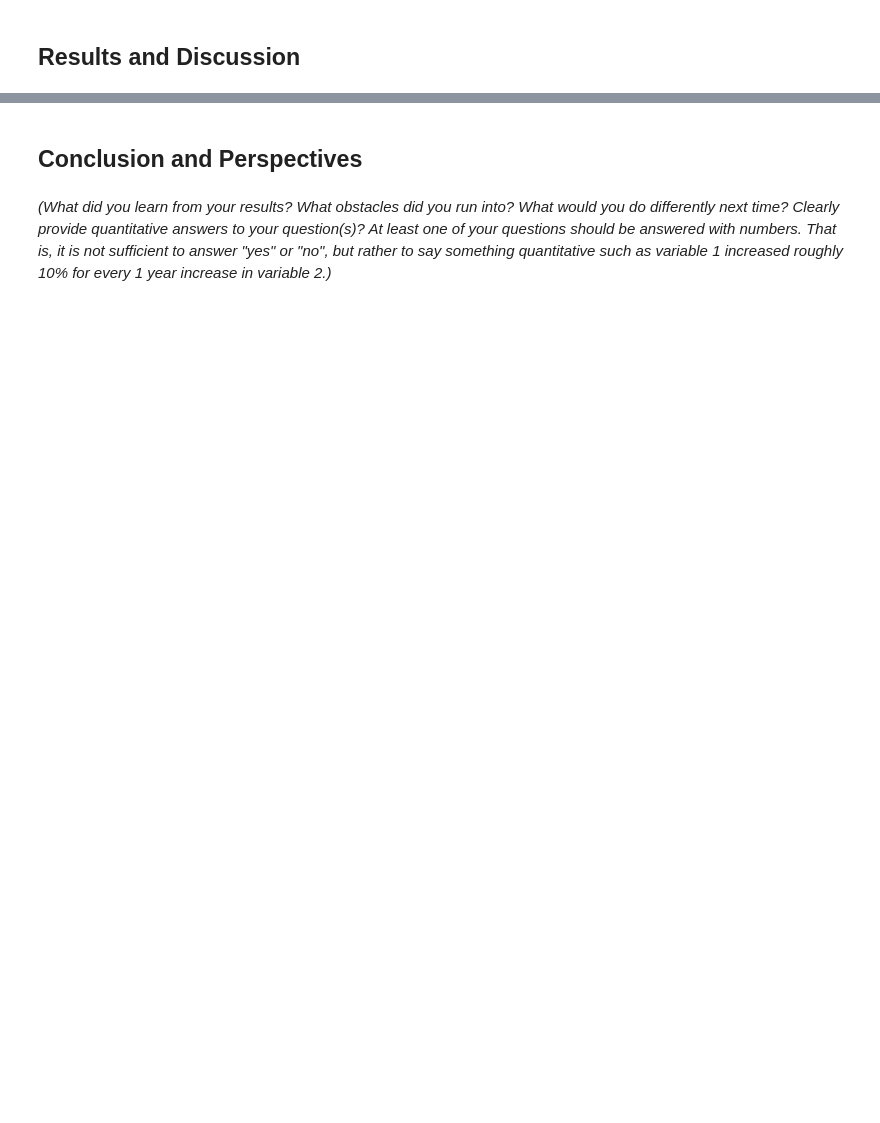
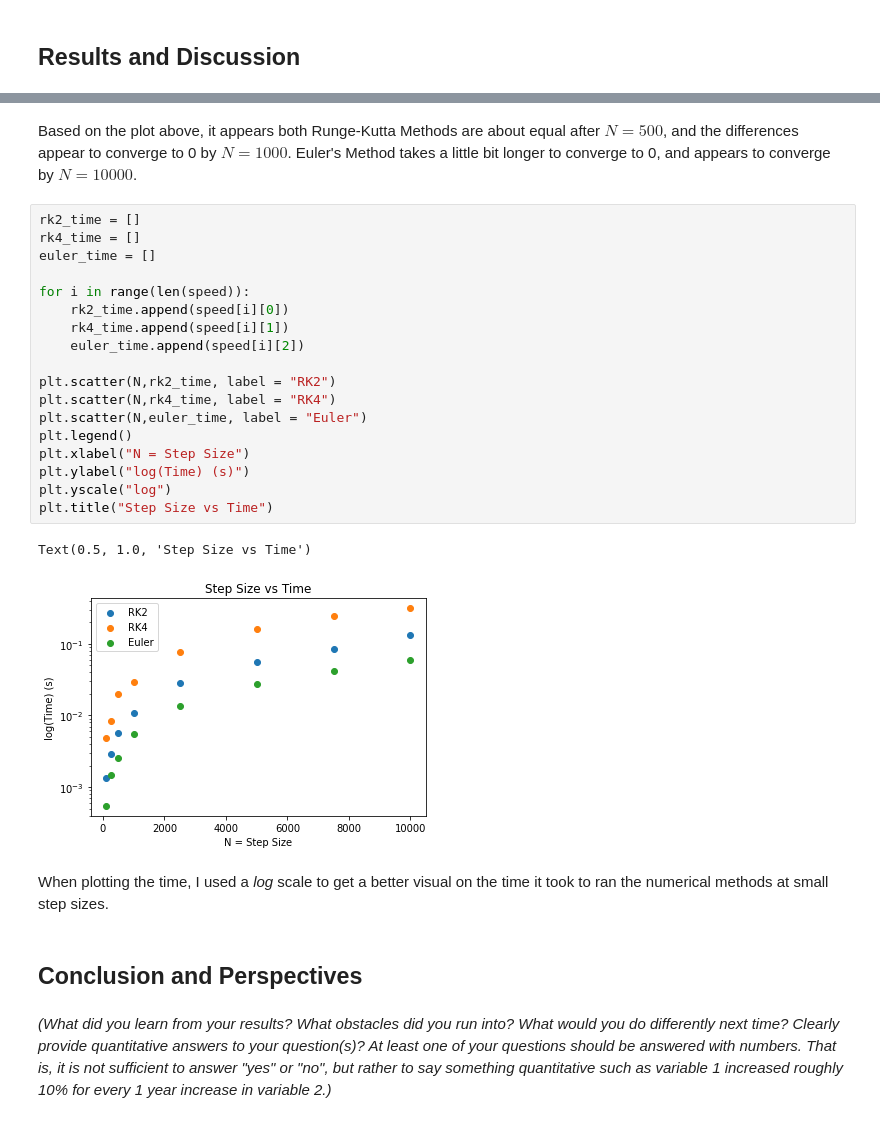
Before and after one commit to sawfords/PHY480_Final_Project, a Jupyter notebook: Sawford_ProjectNotebook.ipynb, the cells around one changed output, grey strips where cells are left out. Drawn from its saved outputs; the diff is of its cells as text; blank space fills up the shorter version.

```diff
--- a/Sawford_ProjectNotebook.ipynb
+++ b/Sawford_ProjectNotebook.ipynb
@@ -355,3 +450,28 @@ Based on the plots, it appears that the Fourth-Order Runge Kutta Method converge
+# %% [markdown]
+Based on the plot above, it appears both Runge-Kutta Methods are about equal after $N = 500$, and the differences appear to converge to 0 by $N = 1000$.  Euler's Method takes a little bit longer to converge to 0, and appears to converge by $N = 10000$.
+# %%
+rk2_time = []
+rk4_time = []
+euler_time = []
+
+for i in range(len(speed)):
+    rk2_time.append(speed[i][0])
+    rk4_time.append(speed[i][1])
+    euler_time.append(speed[i][2])
+
+plt.scatter(N,rk2_time, label = "RK2")
+plt.scatter(N,rk4_time, label = "RK4")
+plt.scatter(N,euler_time, label = "Euler")
+plt.legend()
+plt.xlabel("N = Step Size")
+plt.ylabel("log(Time) (s)")
+plt.yscale("log")
+plt.title("Step Size vs Time")
+# %% [output]
+Text(0.5, 1.0, 'Step Size vs Time')
+[figure, added]
+# %% [markdown]
+When plotting the time, I used a *log* scale to get a better visual on the time it took to ran the numerical methods at small step sizes.
 # %% [markdown]
 ##  Conclusion and Perspectives
 # %% [markdown]
```
Also changed, not shown: parts of 20 cells of this notebook.
